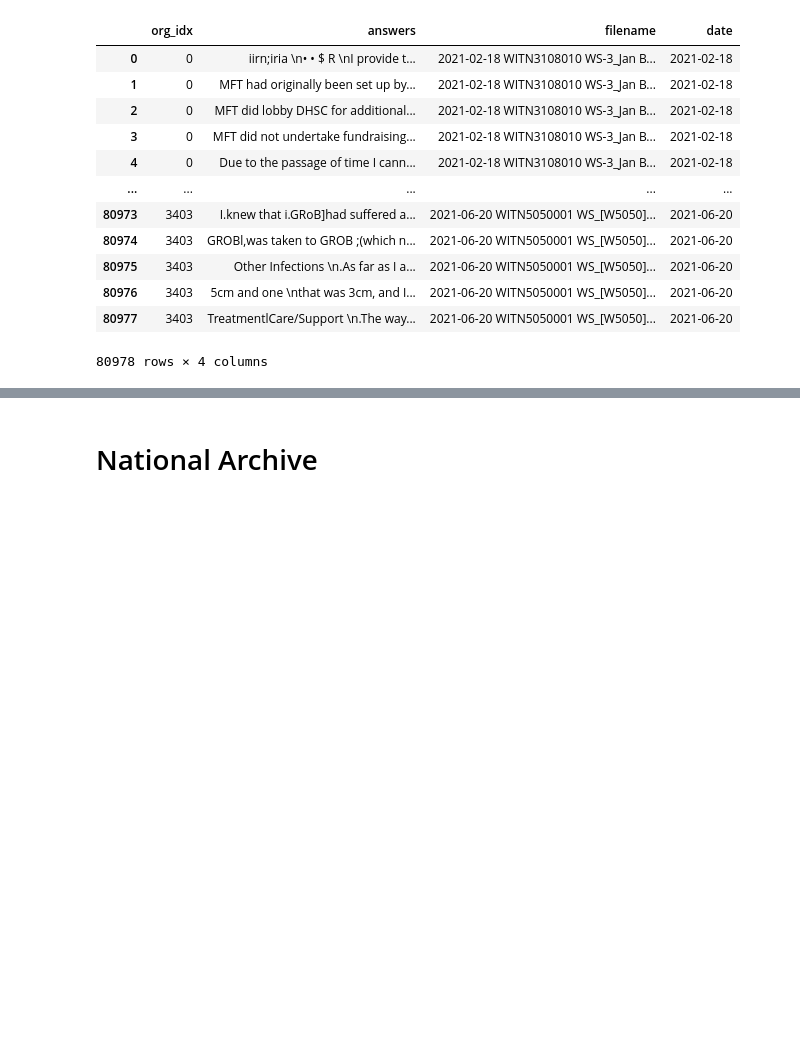
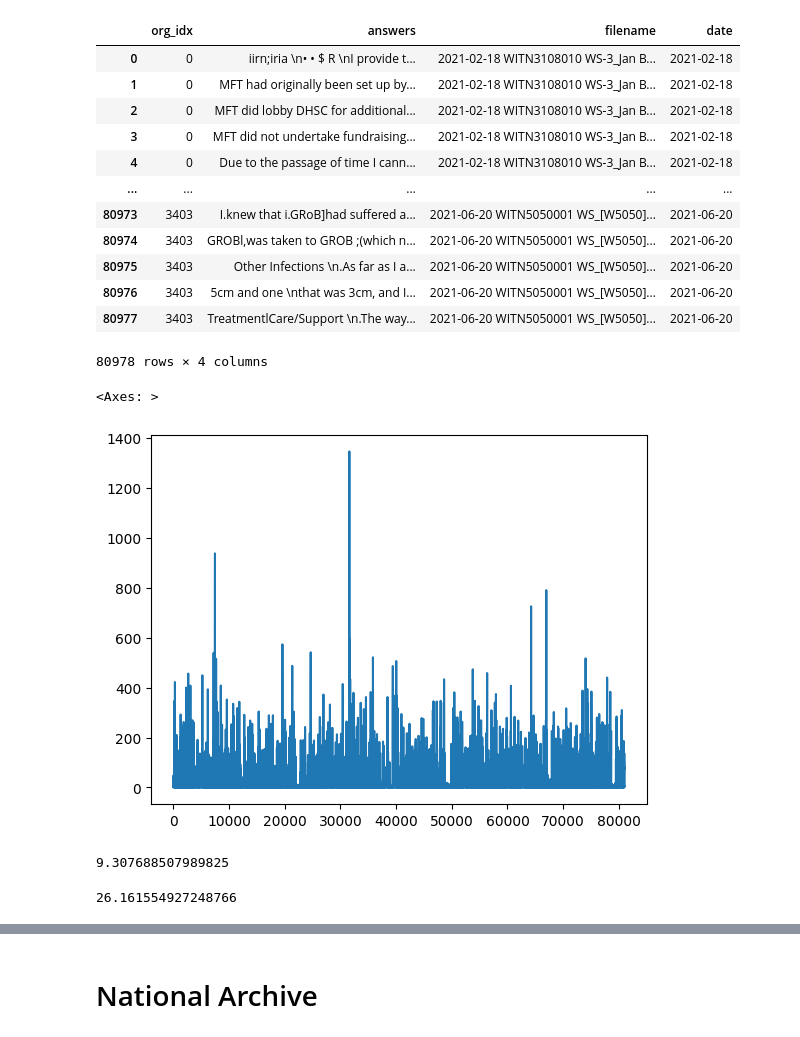
Before and after one commit to pnadelofficial/taylor_simple_search, a Jupyter notebook: testing.ipynb, the cells around one changed output, grey strips where cells are left out. Saved outputs shown, nothing was run; the diff lists cells and outputs as text; code cells hidden in the pictures; blank space fills up the shorter version.

```diff
--- a/testing.ipynb
+++ b/testing.ipynb
@@ -161,3 +163,19 @@ aw
 | 80976 | 3403 | 5cm and one \nthat was 3cm, and I... | 2021-06-20 WITN5050001 WS_[W5050]... | 2021-06-20 |
 | 80977 | 3403 | TreatmentlCare/Support \n.The way... | 2021-06-20 WITN5050001 WS_[W5050]... | 2021-06-20 |
 80978 rows × 4 columns
+# %%
+import nltk
+sent_tokenized = aw.answers.apply(lambda x: nltk.sent_tokenize(x))
+# %%
+sent_tokenized.apply(lambda x: len(x)).plot()
+# %% [output]
+<Axes: >
+[figure, added]
+# %%
+sent_tokenized.apply(lambda x: len(x)).mean()
+# %% [output]
+9.307688507989825
+# %%
+sent_tokenized.apply(lambda x: len(x)).std()
+# %% [output]
+26.161554927248766
```
Also changed, not shown: parts of 12 cells of this notebook, 1 other file.
